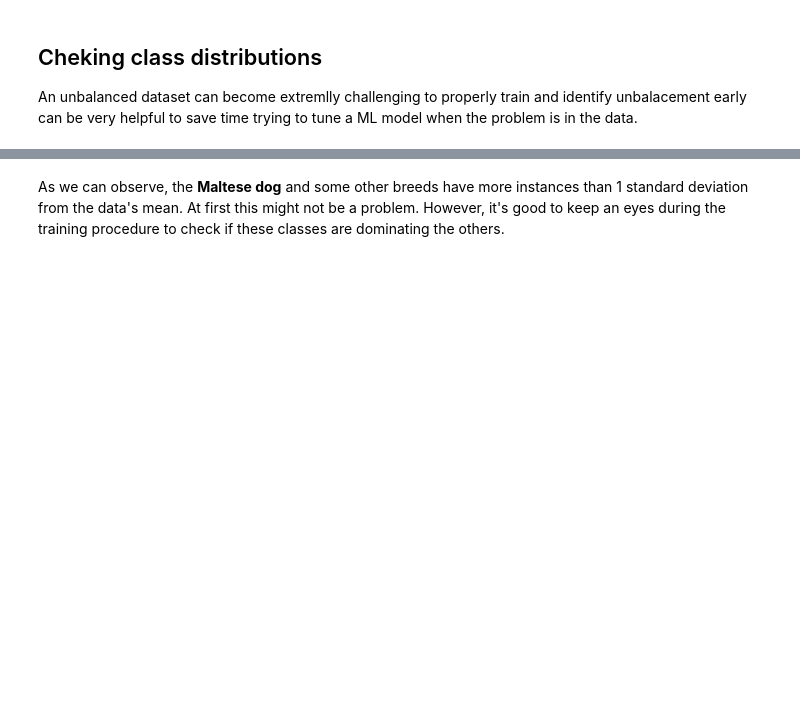
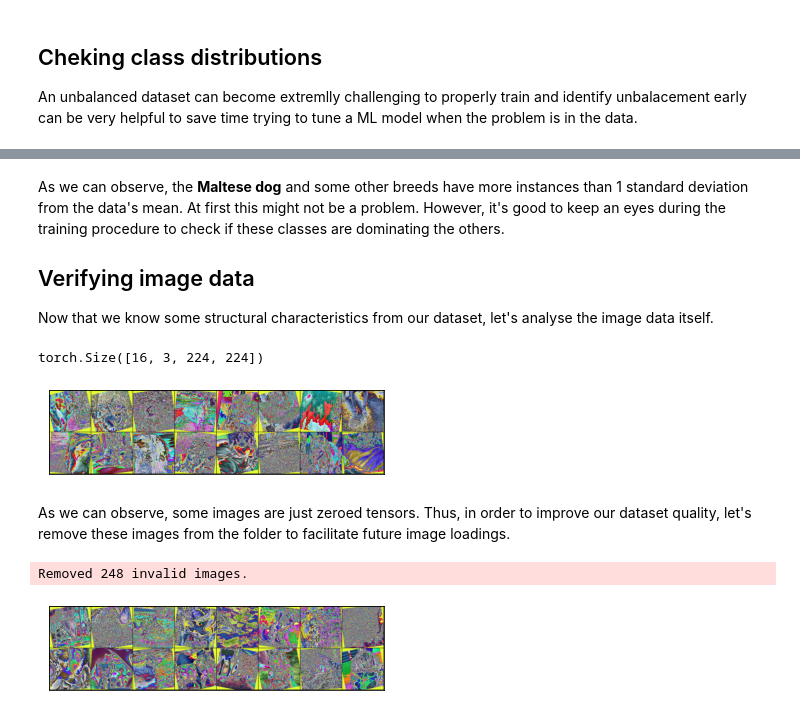
Before and after one commit to gosiqueira/dog-breed-recognition, a Jupyter notebook: dogs-breeds.ipynb, the cells around one changed output, grey strips where cells are left out. Drawn from its saved outputs; the diff is of its cells as text; code cells hidden in the pictures; blank space fills up the shorter version.

```diff
--- a/dogs-breeds.ipynb
+++ b/dogs-breeds.ipynb
@@ -60,3 +103,45 @@ Std:    22.30756598107467
 Max:    255
 # %% [markdown]
 As we can observe, the **Maltese dog** and some other breeds have more instances than 1 standard deviation from the data's mean. At first this might not be a problem. However, it's good to keep an eyes during the training procedure to check if these classes are dominating the others.
+
+## Verifying image data
+
+Now that we know some structural characteristics from our dataset, let's analyse the image data itself.
+# %%
+loader = DataLoader(data, shuffle=True, batch_size=16)
+# %%
+imgs, _ = iter(loader).next()
+imgs.size()
+# %% [output]
+torch.Size([16, 3, 224, 224])
+# %%
+def show(imgs):
+    if not isinstance(imgs, list):
+        imgs = [imgs]
+    fix, axs = plt.subplots(ncols=len(imgs), squeeze=False)
+    for i, img in enumerate(imgs):
+        img = img.detach()
+        img = F.to_pil_image(img)
+        axs[0, i].imshow(np.asarray(img))
+        axs[0, i].set(xticklabels=[], yticklabels=[], xticks=[], yticks=[])
+# %%
+grid = make_grid(imgs)
+show(grid)
+# %% [output]
+[figure, added]
+# %% [markdown]
+As we can observe, some images are just zeroed tensors. Thus, in order to improve our dataset quality, let's remove these images from the folder to facilitate future image loadings.
+# %%
+removed = 0
+for root, dirs, files in os.walk('./data/dogs/'):
+    if len(dirs) == 0:
+        for f in tqdm(files):
+            imgpath = os.path.join(root, f)
+            img = io.imread(imgpath)
+            if np.count_nonzero(img) == 0:
+                os.remove(imgpath)
+                removed += 1
+
+print(f'\nRemoved {removed} invalid images.')
+# %% [output]
+Removed 248 invalid images.
@@ -62,0 +152,5 @@ As we can observe, the **Maltese dog** and some other breeds have more instances
+# %%
+grid = make_grid(samples)
+show(grid)
+# %% [output]
+[figure, added]
```
Also changed, not shown: parts of 15 cells of this notebook.
